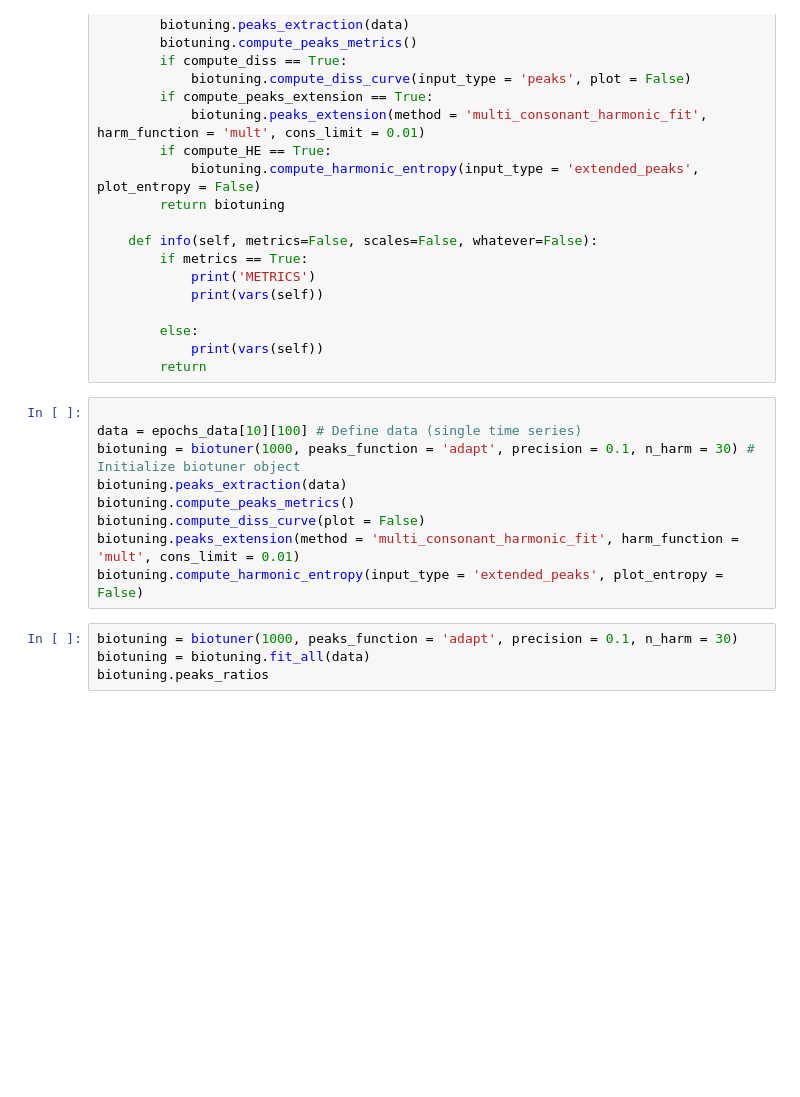
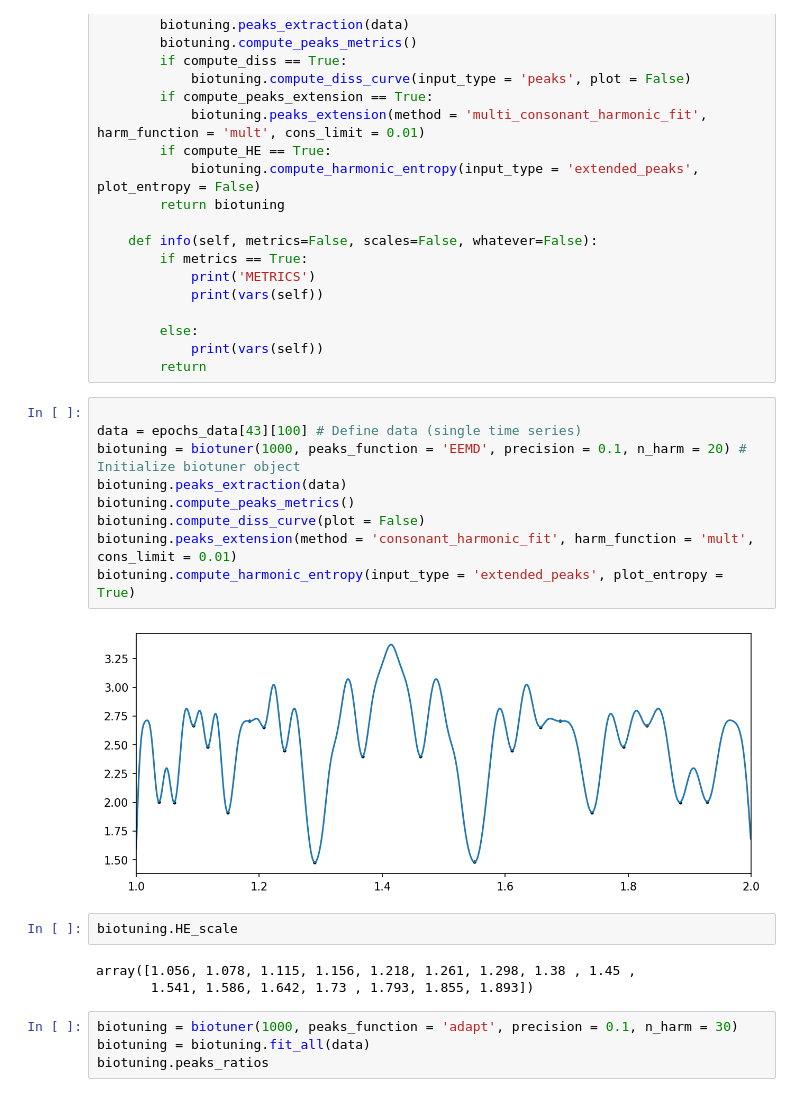
Before and after one commit to AntoineBellemare/biotuner, a Jupyter notebook: biotuner_object.ipynb, the cells around one changed output. Drawn from its saved outputs; the diff is of its cells as text; blank space fills up the shorter version.

Commit message:
biotuner 2d reformatting

```diff
--- a/biotuner_object.ipynb
+++ b/biotuner_object.ipynb
@@ -182,13 +182,20 @@ class biotuner(object):
         return
 # %%
 
-data = epochs_data[10][100] # Define data (single time series)
-biotuning = biotuner(1000, peaks_function = 'adapt', precision = 0.1, n_harm = 30) # Initialize biotuner object
+data = epochs_data[43][100] # Define data (single time series)
+biotuning = biotuner(1000, peaks_function = 'EEMD', precision = 0.1, n_harm = 20) # Initialize biotuner object
 biotuning.peaks_extraction(data)
 biotuning.compute_peaks_metrics()
 biotuning.compute_diss_curve(plot = False)
-biotuning.peaks_extension(method = 'multi_consonant_harmonic_fit', harm_function = 'mult', cons_limit = 0.01)
-biotuning.compute_harmonic_entropy(input_type = 'extended_peaks', plot_entropy = False)
+biotuning.peaks_extension(method = 'consonant_harmonic_fit', harm_function = 'mult', cons_limit = 0.01)
+biotuning.compute_harmonic_entropy(input_type = 'extended_peaks', plot_entropy = True)
+# %% [output]
+[figure, added]
+# %%
+biotuning.HE_scale
+# %% [output]
+array([1.056, 1.078, 1.115, 1.156, 1.218, 1.261, 1.298, 1.38 , 1.45 ,
+       1.541, 1.586, 1.642, 1.73 , 1.793, 1.855, 1.893])
 # %%
 biotuning = biotuner(1000, peaks_function = 'adapt', precision = 0.1, n_harm = 30)
 biotuning = biotuning.fit_all(data)
```
Also changed, not shown: 2 other files.
